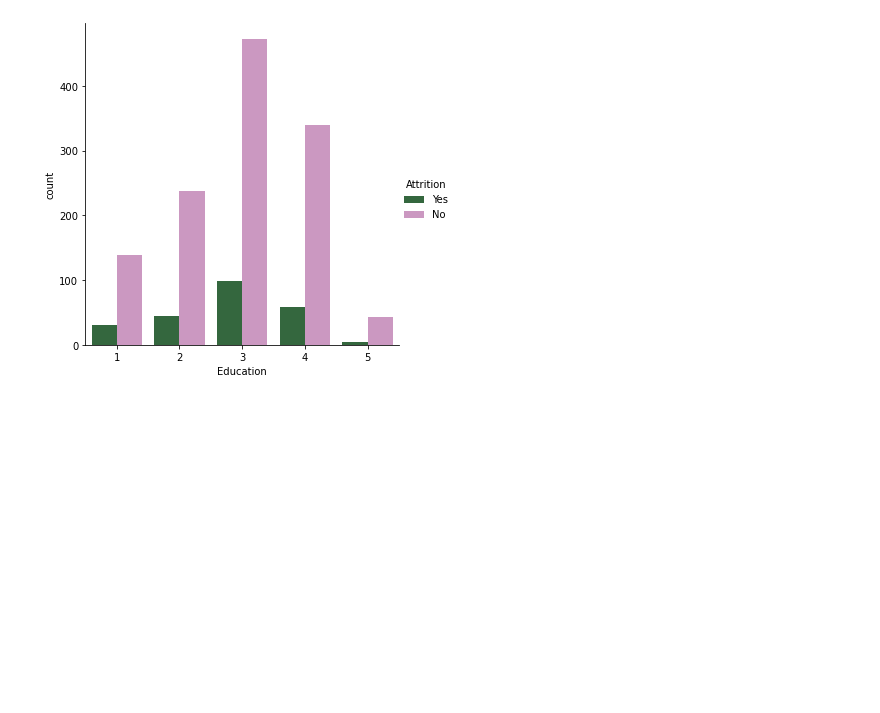
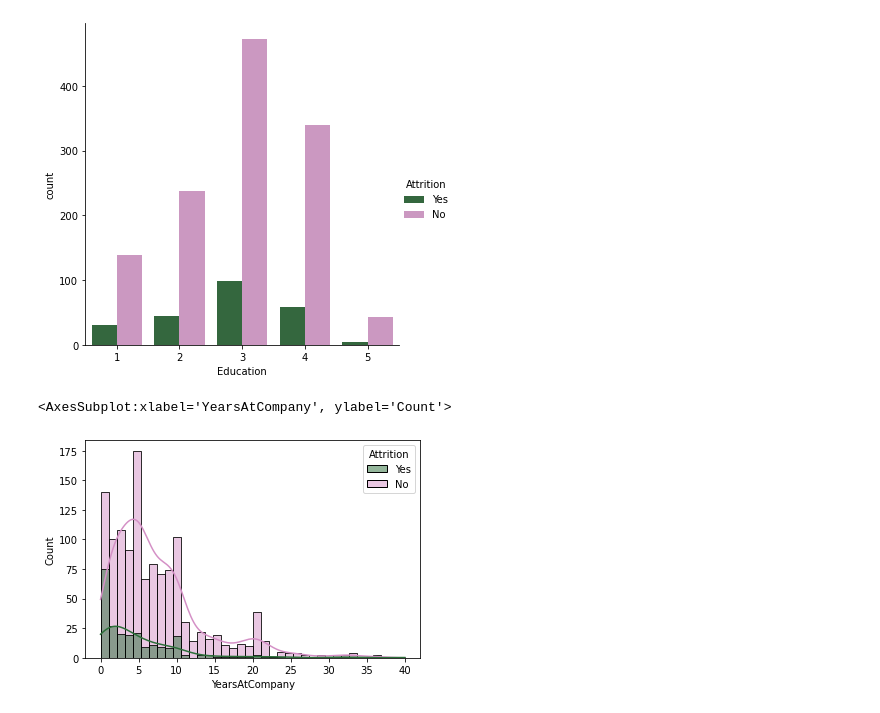
Before and after one commit to joshuagustaf/empattr, a Jupyter notebook: Emp_Att_Pred.ipynb, the cells around one changed output. Drawn from its saved outputs; the diff is of its cells as text; code cells hidden in the pictures; blank space fills up the shorter version.

Commit message:
More graphs

```diff
--- a/Emp_Att_Pred.ipynb
+++ b/Emp_Att_Pred.ipynb
@@ -79,3 +79,8 @@ sns.catplot(data=emp, x='Education', kind='count', hue='Attrition', palette='cub
 # %% [output]
 <seaborn.axisgrid.FacetGrid at 0x...>
 [figure]
+# %%
+sns.histplot(data=emp, x='YearsAtCompany', hue='Attrition', stat='count', legend=True, palette='cubehelix', kde=True)
+# %% [output]
+<AxesSubplot:xlabel='YearsAtCompany', ylabel='Count'>
+[figure, added]
```
Also changed, not shown: parts of 2 cells of this notebook.
